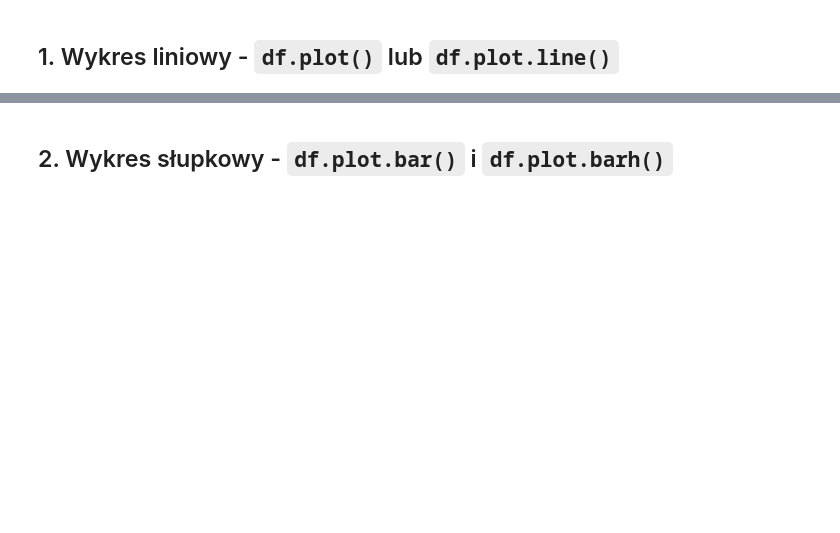
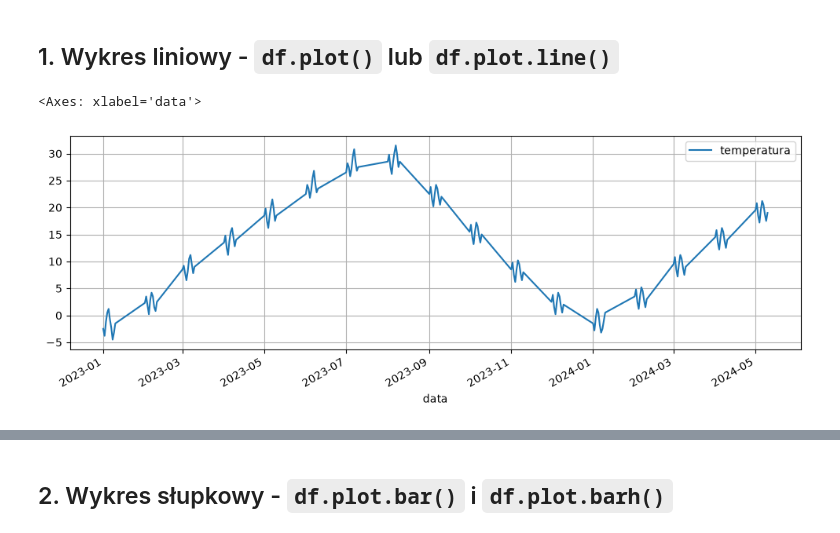
Before and after one commit to jgrynczewski/python-data-visualization, a Jupyter notebook: 00_extras/data_sources/07_pandas_plotting.ipynb, the cells around one changed output, grey strips where cells are left out. Cells and saved outputs as stored; diff of their text form; code cells hidden in the pictures; blank space fills up the shorter version.

```diff
--- a/00_extras/data_sources/07_pandas_plotting.ipynb
+++ b/00_extras/data_sources/07_pandas_plotting.ipynb
@@ -36,0 +49,6 @@ print("✅ Dane wczytane")
+# %%
+# Jedna linia kodu!
+df_pogoda.plot(x='data', y='temperatura', grid=True, figsize=(12, 4))
+# %% [output]
+<Axes: xlabel='data'>
+[figure, added]
```
Also changed, not shown: parts of 18 cells of this notebook, 13 other files.
